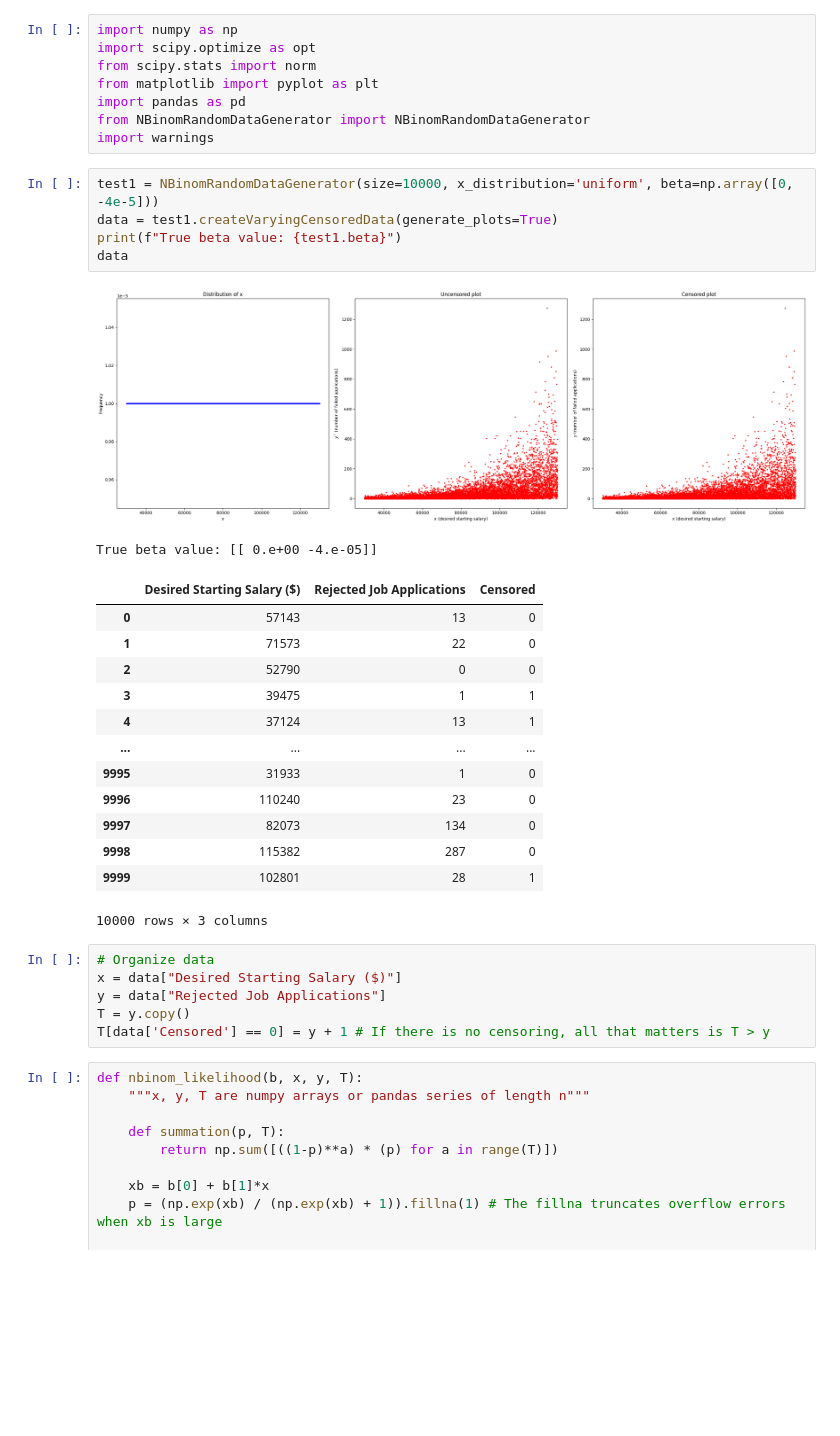
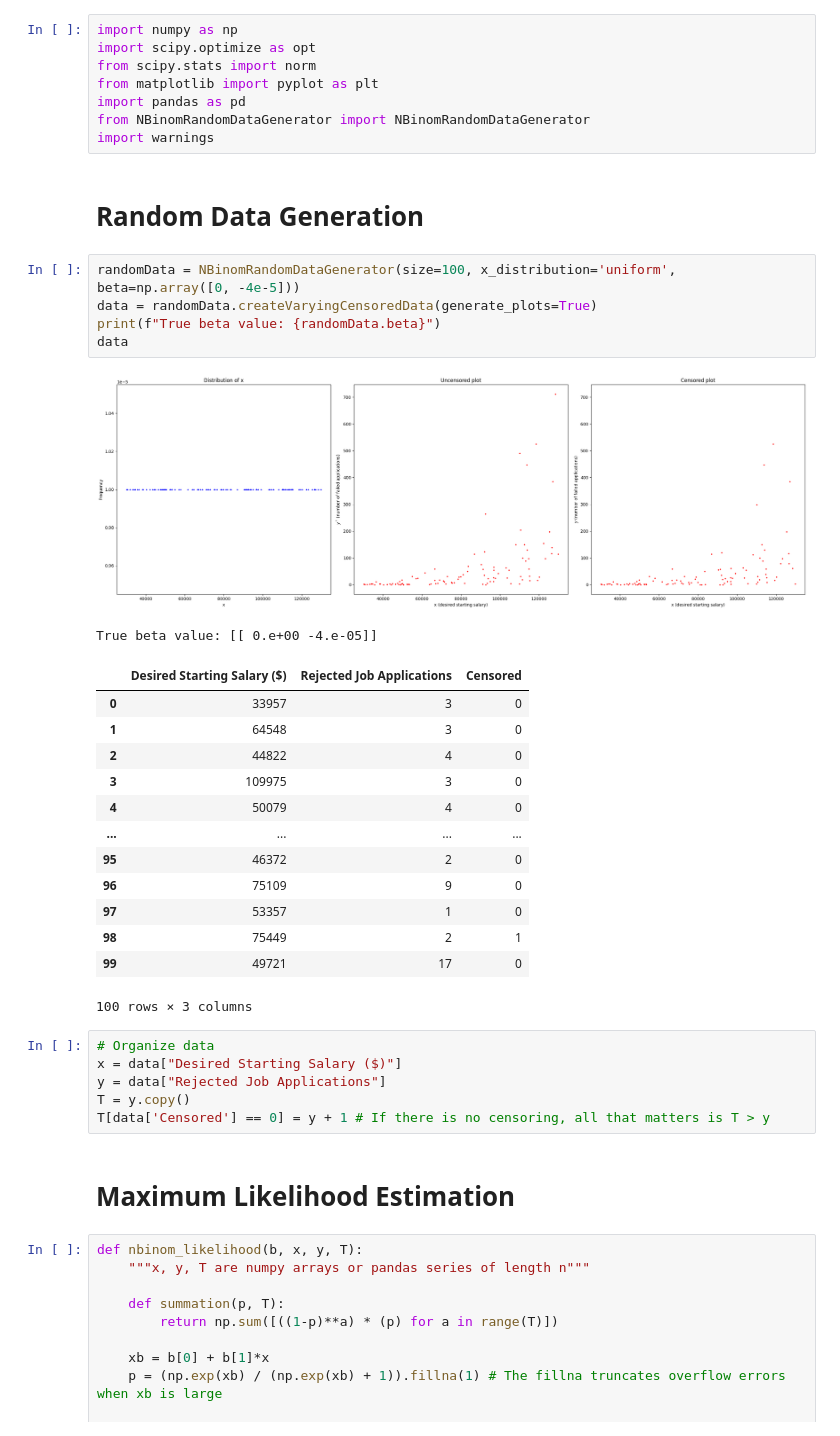
Before and after one commit to mraystaf/Econ588Project, a Jupyter notebook: NegativeBinomial_Likelihood.ipynb, the cells around one changed output. Cells and saved outputs as stored; diff of their text form; blank space fills up the shorter version.

```diff
--- a/NegativeBinomial_Likelihood.ipynb
+++ b/NegativeBinomial_Likelihood.ipynb
@@ -6,33 +6,37 @@ from matplotlib import pyplot as plt
 import pandas as pd
 from NBinomRandomDataGenerator import NBinomRandomDataGenerator
 import warnings
+# %% [markdown]
+# Random Data Generation
 # %%
-test1 = NBinomRandomDataGenerator(size=10000, x_distribution='uniform', beta=np.array([0, -4e-5]))
-data = test1.createVaryingCensoredData(generate_plots=True)
-print(f"True beta value: {test1.beta}")
+randomData = NBinomRandomDataGenerator(size=100, x_distribution='uniform', beta=np.array([0, -4e-5]))
+data = randomData.createVaryingCensoredData(generate_plots=True)
+print(f"True beta value: {randomData.beta}")
 data
 # %% [output]
-[figure, old version]
+[figure, new version]
 True beta value: [[ 0.e+00 -4.e-05]]
 |  | Desired Starting Salary ($) | Rejected Job Applications | Censored |
-| 0 | 57143 | 13 | 0 |
-| 1 | 71573 | 22 | 0 |
-| 2 | 52790 | 0 | 0 |
-| 3 | 39475 | 1 | 1 |
-| 4 | 37124 | 13 | 1 |
+| 0 | 33957 | 3 | 0 |
+| 1 | 64548 | 3 | 0 |
+| 2 | 44822 | 4 | 0 |
+| 3 | 109975 | 3 | 0 |
+| 4 | 50079 | 4 | 0 |
 | ... | ... | ... | ... |
-| 9995 | 31933 | 1 | 0 |
-| 9996 | 110240 | 23 | 0 |
-| 9997 | 82073 | 134 | 0 |
-| 9998 | 115382 | 287 | 0 |
-| 9999 | 102801 | 28 | 1 |
+| 95 | 46372 | 2 | 0 |
+| 96 | 75109 | 9 | 0 |
+| 97 | 53357 | 1 | 0 |
+| 98 | 75449 | 2 | 1 |
+| 99 | 49721 | 17 | 0 |
-10000 rows × 3 columns
+100 rows × 3 columns
 # %%
 # Organize data
 x = data["Desired Starting Salary ($)"]
 y = data["Rejected Job Applications"]
 T = y.copy()
 T[data['Censored'] == 0] = y + 1 # If there is no censoring, all that matters is T > y
+# %% [markdown]
+# Maximum Likelihood Estimation
 # %%
 def nbinom_likelihood(b, x, y, T):
     """x, y, T are numpy arrays or pandas series of length n"""
```
Also changed, not shown: parts of 13 cells of this notebook.
